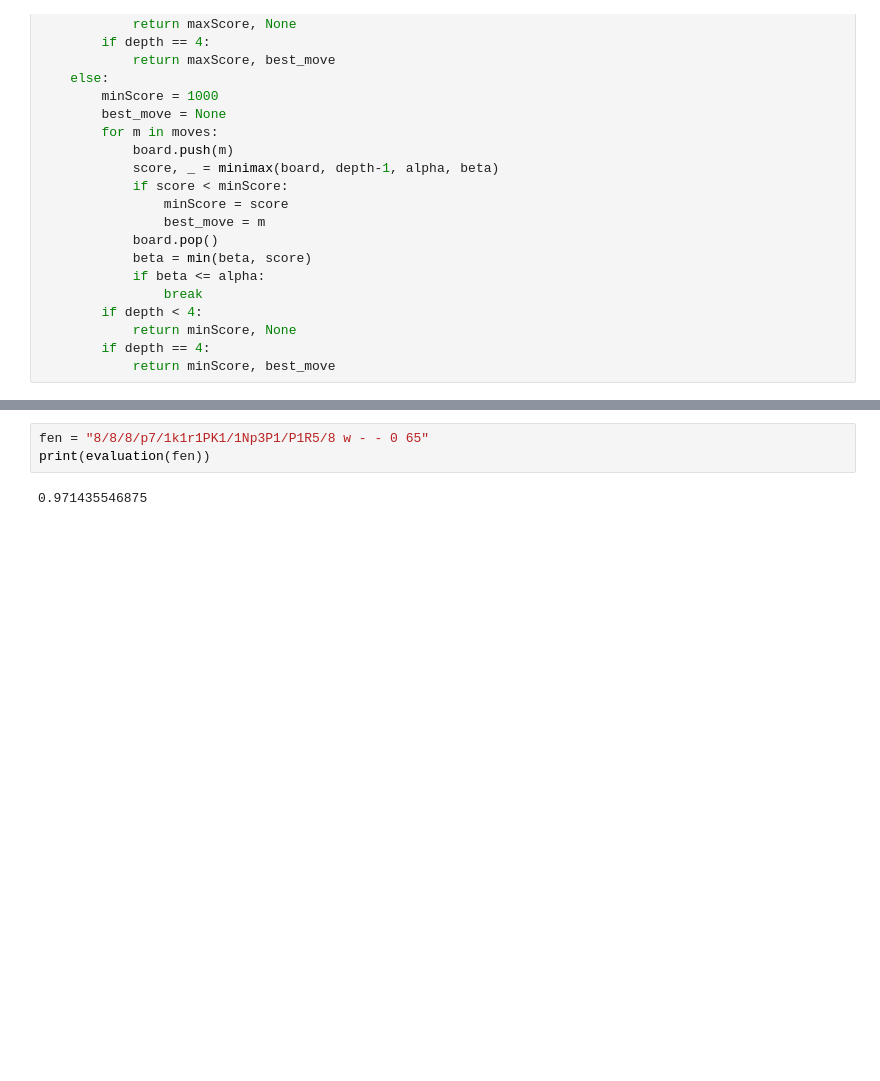
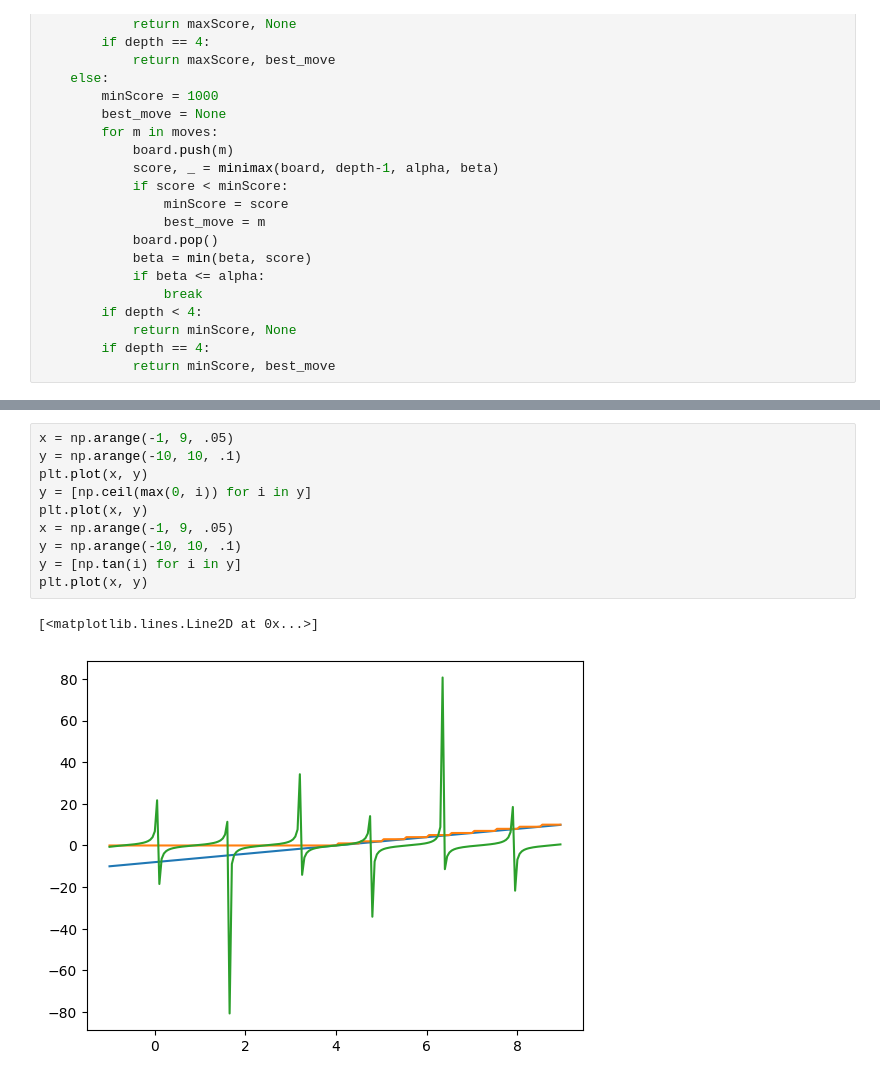
Before and after one commit to BradyWynn/chess, a Jupyter notebook: old.ipynb, the cells around one changed output, grey strips where cells are left out. Drawn from its saved outputs; the diff is of its cells as text; blank space fills up the shorter version.

```diff
--- a/old.ipynb
+++ b/old.ipynb
@@ -466,5 +510,13 @@ d5g2
-# %%
-fen = "8/8/8/p7/1k1r1PK1/1Np3P1/P1R5/8 w - - 0 65"
-print(evaluation(fen))
-# %% [output]
-0.971435546875
+# %%
+x = np.arange(-1, 9, .05)
+y = np.arange(-10, 10, .1)
+plt.plot(x, y)
+y = [np.ceil(max(0, i)) for i in y]
+plt.plot(x, y)
+x = np.arange(-1, 9, .05)
+y = np.arange(-10, 10, .1)
+y = [np.tan(i) for i in y]
+plt.plot(x, y)
+# %% [output]
+[<matplotlib.lines.Line2D at 0x...>]
+[figure, added]
```
Also changed, not shown: parts of 11 cells of this notebook, 2 other files.
